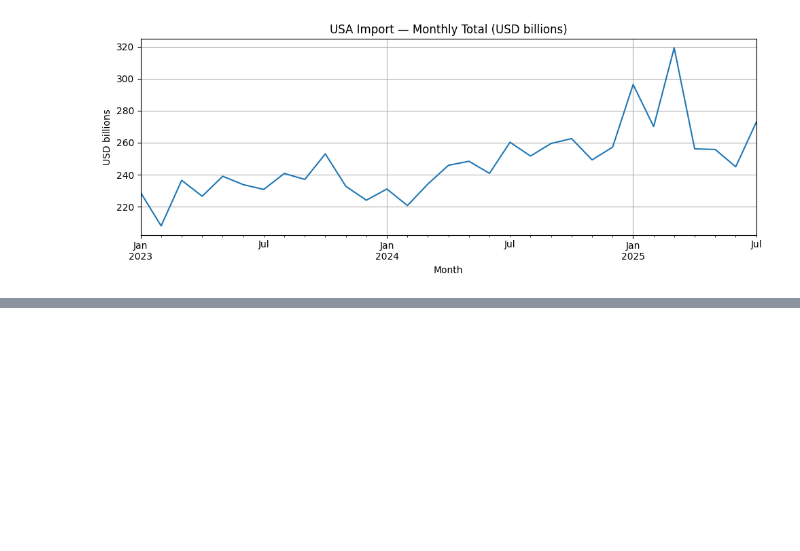
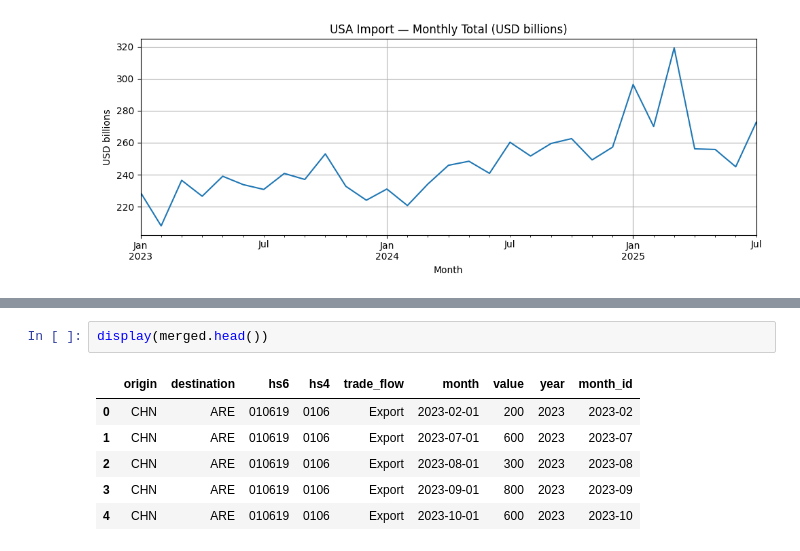
Before and after one commit to Tiru-Kaggundi/Tirumala_aiFORtrade, a Jupyter notebook: final_dataset_creation.ipynb, the cells around one changed output, grey strips where cells are left out. Cells and saved outputs as stored; diff of their text form; blank space fills up the shorter version.

```diff
--- a/final_dataset_creation.ipynb
+++ b/final_dataset_creation.ipynb
@@ -194 +206,10 @@ display(summary.assign(value_total_bln = summary['value_total']/1e9)
 | 11 | USA | Import | 2025 | 394066 | 30 | 5434 | 1226 | 1915.347657 |
+# %%
+display(merged.head())
+# %% [output]
+|  | origin | destination | hs6 | hs4 | trade_flow | month | value | year | month_id |
+| 0 | CHN | ARE | 010619 | 0106 | Export | 2023-02-01 | 200 | 2023 | 2023-02 |
+| 1 | CHN | ARE | 010619 | 0106 | Export | 2023-07-01 | 600 | 2023 | 2023-07 |
+| 2 | CHN | ARE | 010619 | 0106 | Export | 2023-08-01 | 300 | 2023 | 2023-08 |
+| 3 | CHN | ARE | 010619 | 0106 | Export | 2023-09-01 | 800 | 2023 | 2023-09 |
+| 4 | CHN | ARE | 010619 | 0106 | Export | 2023-10-01 | 600 | 2023 | 2023-10 |
```
Also changed, not shown: parts of 3 cells of this notebook.
